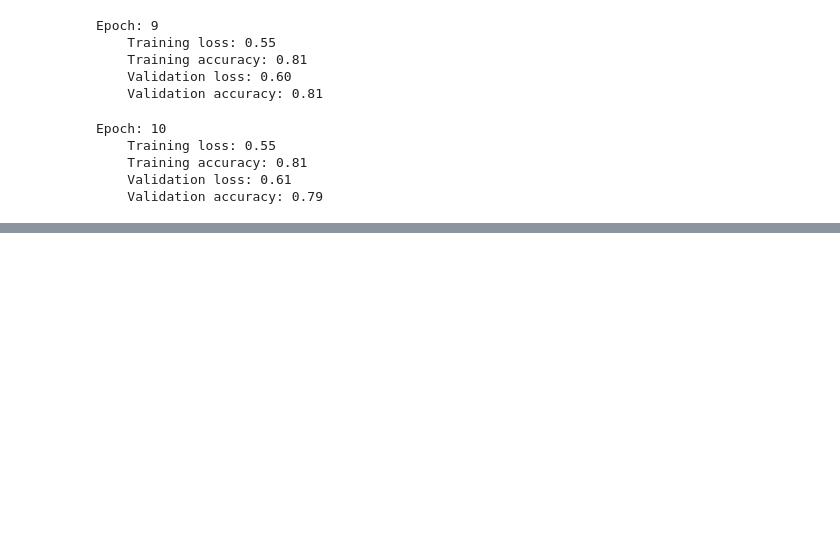
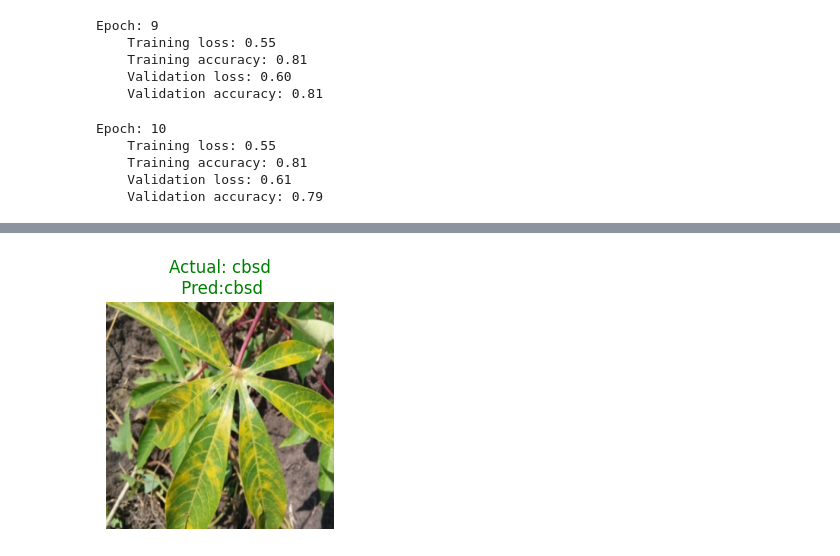
Before and after one commit to DevMohdFaiz/Cassava-Disease-Prediction, a Jupyter notebook: cassava-disease-model.ipynb, the cells around one changed output, grey strips where cells are left out. Saved outputs shown, nothing was run; the diff lists cells and outputs as text; code cells hidden in the pictures; blank space fills up the shorter version.

```diff
--- a/cassava-disease-model.ipynb
+++ b/cassava-disease-model.ipynb
@@ -260,0 +252,28 @@ make_predictions(30)
+# %%
+trained_model = torch.load('best_cassava_model.pth', map_location=device)
+# %%
+def make_prediction(model, dataset):
+    correct = 0
+    random_idx = random.choice(range(len(dataset)))
+    # preds, actual_labels, all_images = [], [], []
+    random_img, random_label = dataset[random_idx]
+    random_img = random_img.to(device)
+    with torch.no_grad():
+        output = model(random_img.unsqueeze(0))
+        pred = output.argmax().item()
+        predicted_label = class_names[pred]
+        actual_label = class_names[random_label]
+
+
+    unnormalized_img = unnormalize_image(random_img)
+
+    fig, ax = plt.subplots(figsize=(3,3))
+    fig.tight_layout()
+    ax.imshow(unnormalized_img)
+    color = 'green' if predicted_label == actual_label else 'red'
+    ax.set_title(f'Actual: {actual_label}\n Pred:{predicted_label}', fontsize=12, color=color)
+    ax.axis('off')
+
+make_prediction(trained_model, full_test_dataset)
+# %% [output]
+[figure, added]
```
Also changed, not shown: parts of 11 cells of this notebook.
